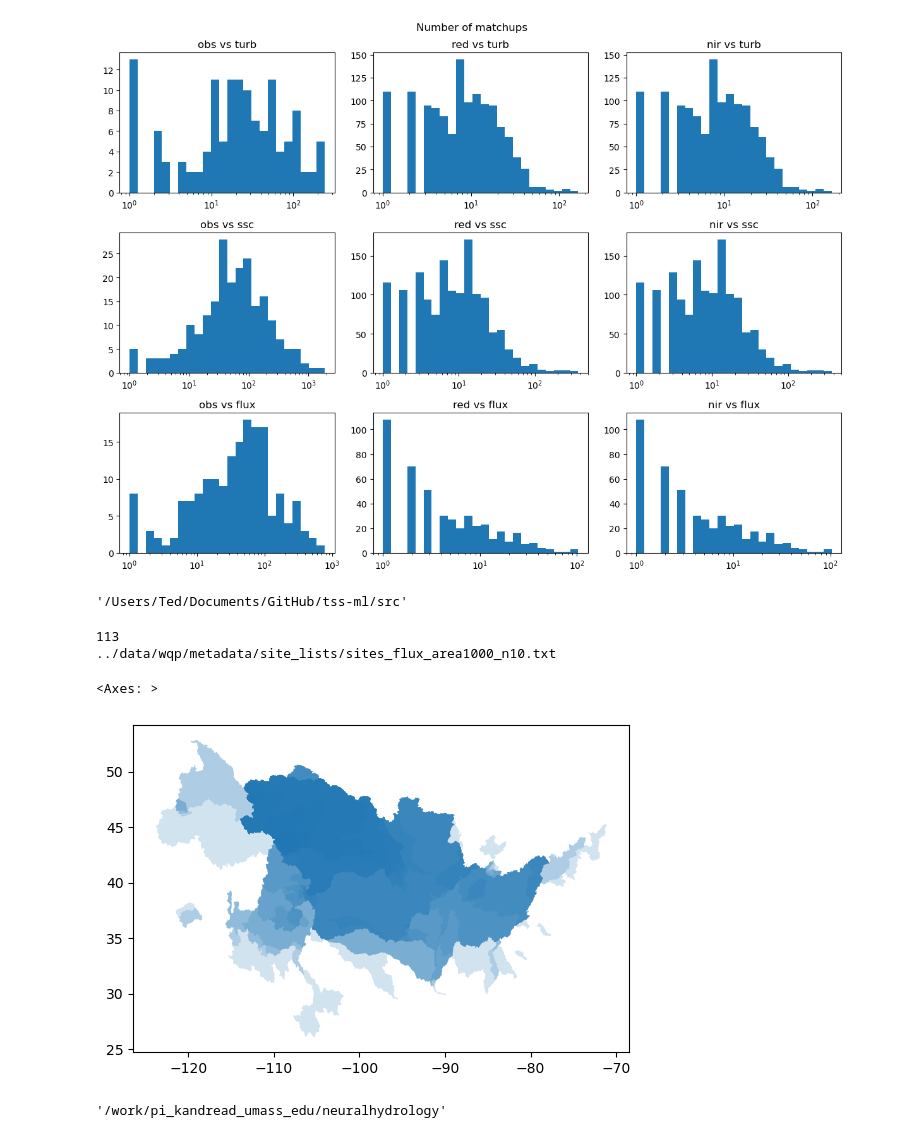
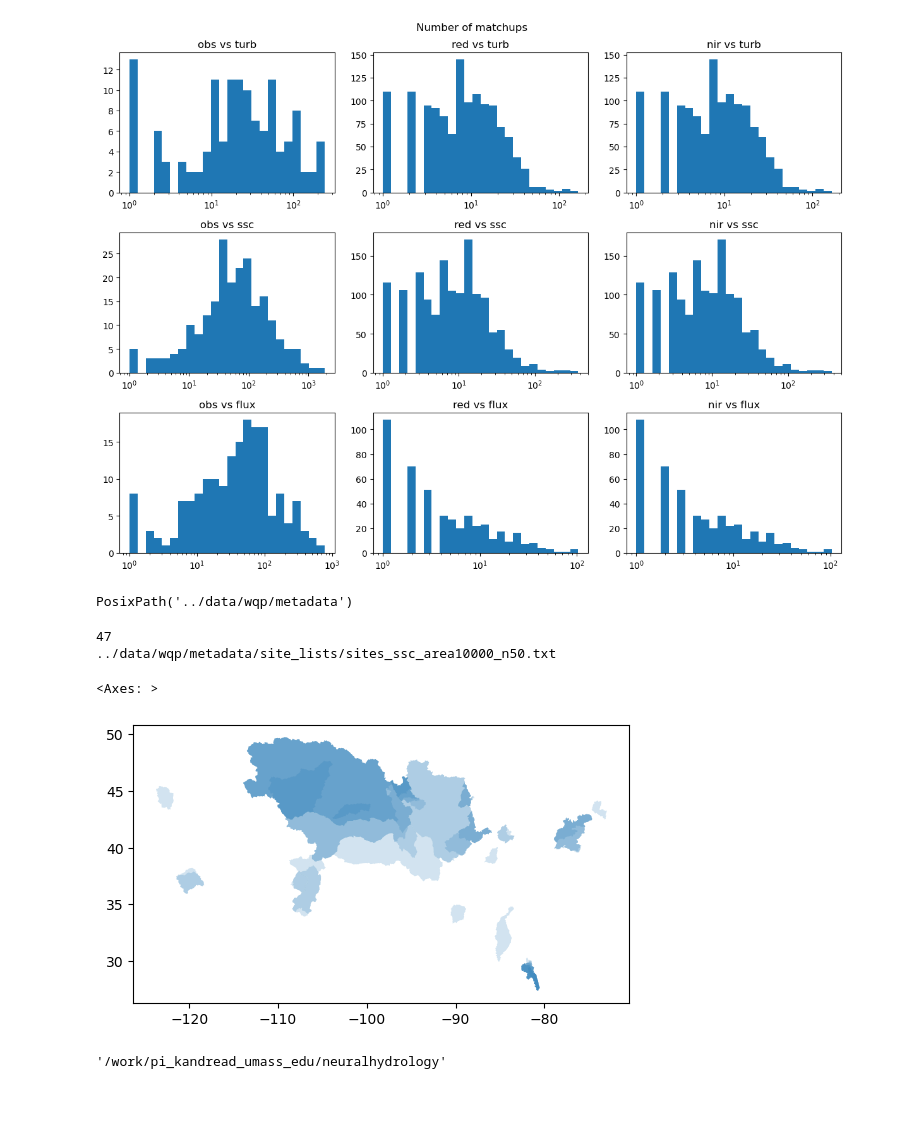
Before and after one commit to Fluvial-UMass/swot-ml, a Jupyter notebook: notebooks/generate_site_list.ipynb, the cells around one changed output. Drawn from its saved outputs; the diff is of its cells as text; code cells hidden in the pictures; blank space fills up the shorter version.

```diff
--- a/notebooks/generate_site_list.ipynb
+++ b/notebooks/generate_site_list.ipynb
@@ -69,31 +89,31 @@ plt.show()
 # %% [output]
 [figure]
 # %%
-pwd
+save_dir
 # %% [output]
-'/Users/Ted/Documents/GitHub/tss-ml/src'
+PosixPath('../data/wqp/metadata')
 # %%
-area = 1000 #km^2
-feature = "flux"
-n_sat_obs = 10
+area = 10000 #km^2
+feature = "ssc"
+n_sat_obs = 50
 
 mask = ((metadata["area"]>=area) &
         (metadata[f"n_red_{feature}"]>= n_sat_obs))
 
 print(np.sum(mask))
 file_name = f"sites_{feature}_area{area}_n{n_sat_obs}.txt"
 file_path = save_dir / "site_lists" / file_name
 print(file_path)
 
 # Save the Series to a text file with no delimiters or headers
 # metadata.hybas[mask].to_csv(file_path, header=False, index=False)
 
 metadata[mask].plot(alpha=0.2)
 # %% [output]
-113
-../data/wqp/metadata/site_lists/sites_flux_area1000_n10.txt
+47
+../data/wqp/metadata/site_lists/sites_ssc_area10000_n50.txt
 <Axes: >
-[figure, old version]
+[figure, new version]
 # %%
 pwd
 # %% [output]
```
Also changed, not shown: parts of 2 cells of this notebook, 6 other files.
